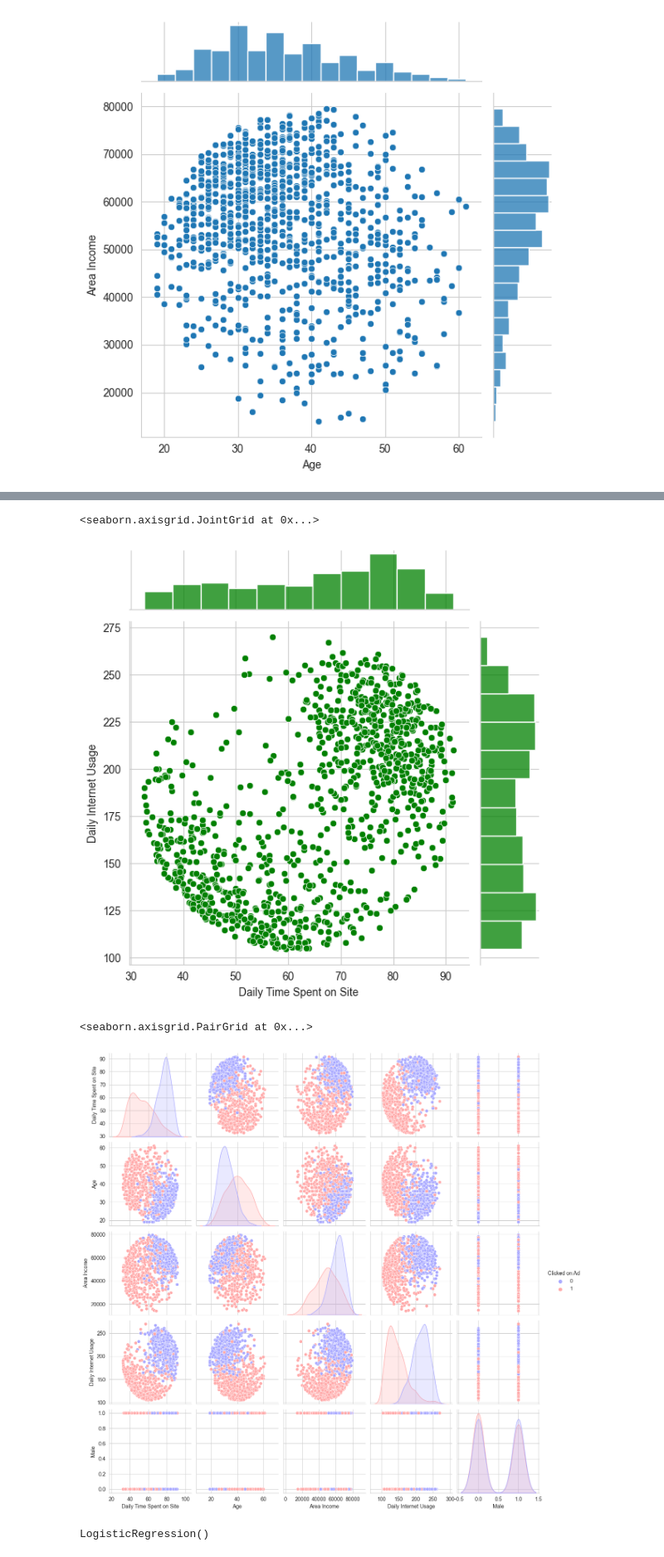
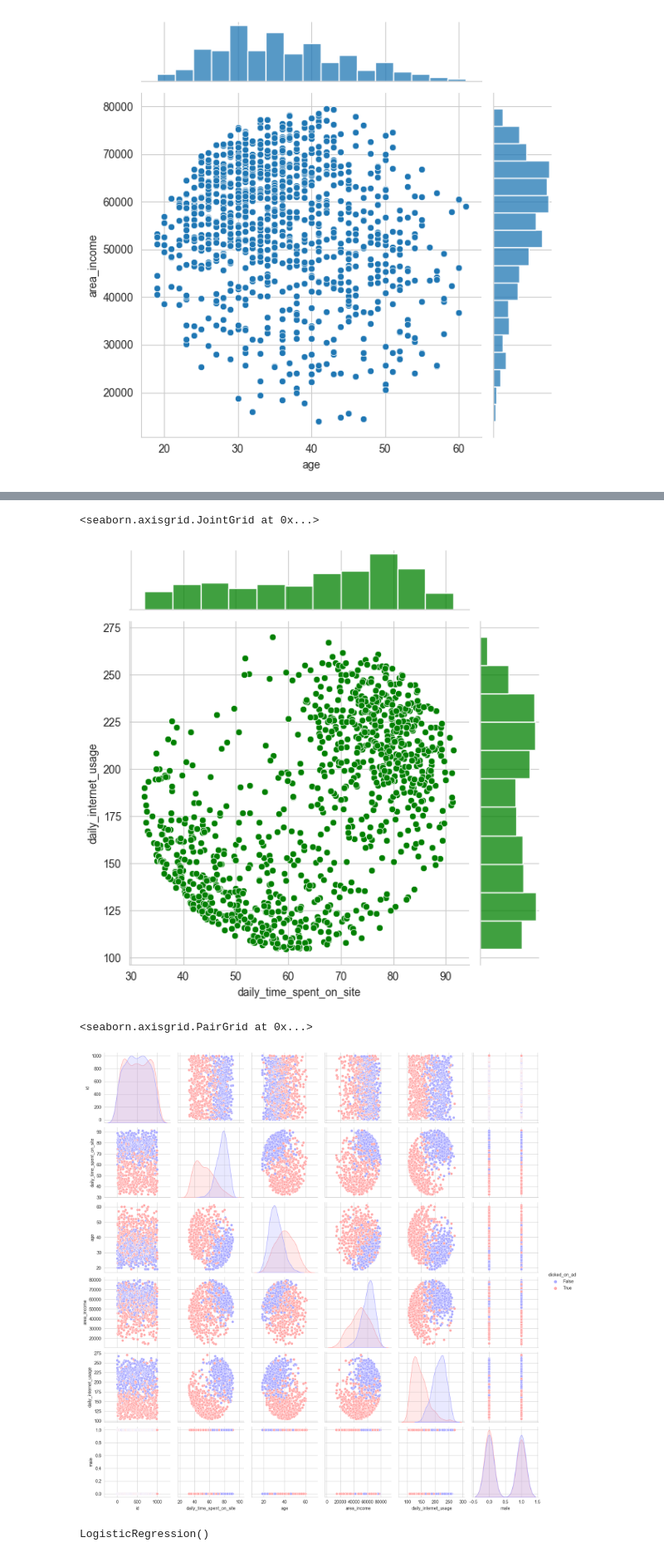
Before and after one commit to yeerke/ict-ml-project, a Jupyter notebook: ad_ml_training.ipynb, the cells around one changed output, grey strips where cells are left out. Shown at 83% size. Saved outputs shown, nothing was run; the diff lists cells and outputs as text; code cells hidden in the pictures.

```diff
--- a/ad_ml_training.ipynb
+++ b/ad_ml_training.ipynb
@@ -15,5 +15,4 @@ os.environ["DJANGO_ALLOW_ASYNC_UNSAFE"] = "true"
 django.setup()
 from advertising.models import Advertising
 
-df = pd.DataFrame(list(Advertising.objects.all().values()))
-df
+ad_data = pd.DataFrame(list(Advertising.objects.all().values()))
@@ -82,11 +68,11 @@ sns.jointplot(x='Age',y='Daily Time Spent on Site',data=ad_data,color='red',kind
 # %%
-sns.jointplot(x='Daily Time Spent on Site',y='Daily Internet Usage',data=ad_data,color='green')
+sns.jointplot(x='daily_time_spent_on_site',y='daily_internet_usage',data=ad_data,color='green')
 # %% [output]
 <seaborn.axisgrid.JointGrid at 0x...>
-[figure, old version]
+[figure, new version]
 # %%
-sns.pairplot(ad_data,hue='Clicked on Ad',palette='bwr')
+sns.pairplot(ad_data,hue='clicked_on_ad',palette='bwr')
 # %% [output]
 <seaborn.axisgrid.PairGrid at 0x...>
-[figure, old version]
+[figure, new version]
 # %%
```
Also changed, not shown: parts of 10 cells of this notebook, 7 other files.
